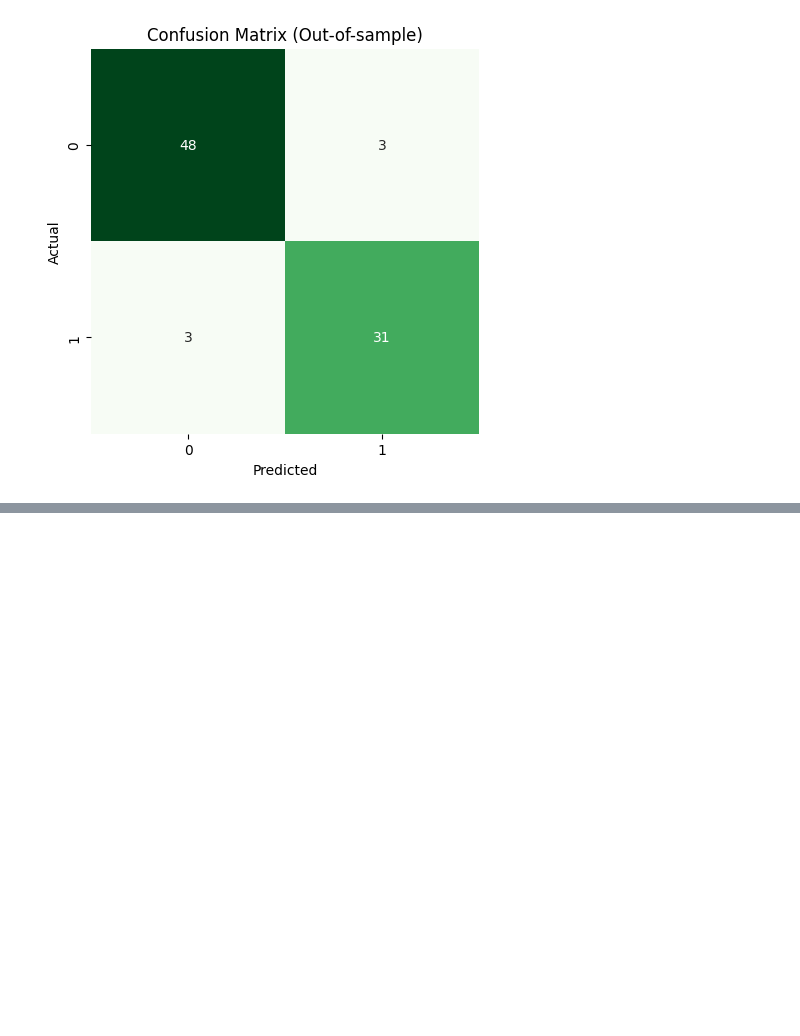
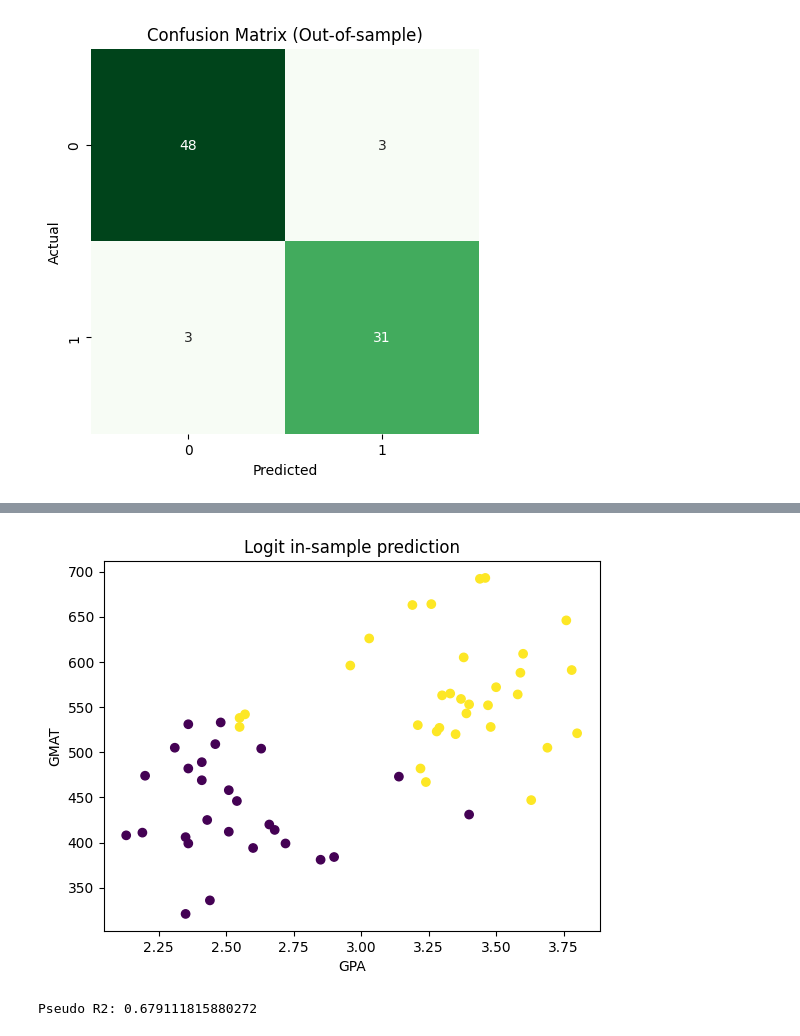
Before and after one commit to babli18/MKT---Consumer-And-Brand-Research, a Jupyter notebook: stp_tools.ipynb, the cells around one changed output, grey strips where cells are left out. Drawn from its saved outputs; the diff is of its cells as text; code cells hidden in the pictures; blank space fills up the shorter version.

Commit message:
logit1

```diff
--- a/stp_tools.ipynb
+++ b/stp_tools.ipynb
@@ -262,0 +268,8 @@ plt.show()
+# %%
+X = df[['GPA', 'GMAT']]
+y = df['De']
+X = sm.add_constant(X)  # Adds a constant term to the predictor
+# %%
+logit_model = sm.Logit(y, X)
+result = logit_model.fit(maxiter=1000)
+print(result.summary())
@@ -262,0 +296,7 @@ plt.show()
+# %%
+# In-sample prediction
+pr = result.predict()
+prob = result.predict(X)
+
+print(f'PR:\n{pr}')
+print(f'PROB:\n{prob}')
@@ -262,0 +321,14 @@ plt.show()
+# %%
+# Plotting in-sample predictions
+plt.scatter(df['GPA'], df['GMAT'], c=(pr > 0.5), cmap='viridis')
+plt.xlabel('GPA')
+plt.ylabel('GMAT')
+plt.title('Logit in-sample prediction')
+plt.show()
+# %% [output]
+[figure, added]
+# %%
+# Pseudo-R2 calculation
+print('Pseudo R2:', result.prsquared)
+# %% [output]
+Pseudo R2: 0.679111815880272
```
Also changed, not shown: parts of 11 cells of this notebook.
